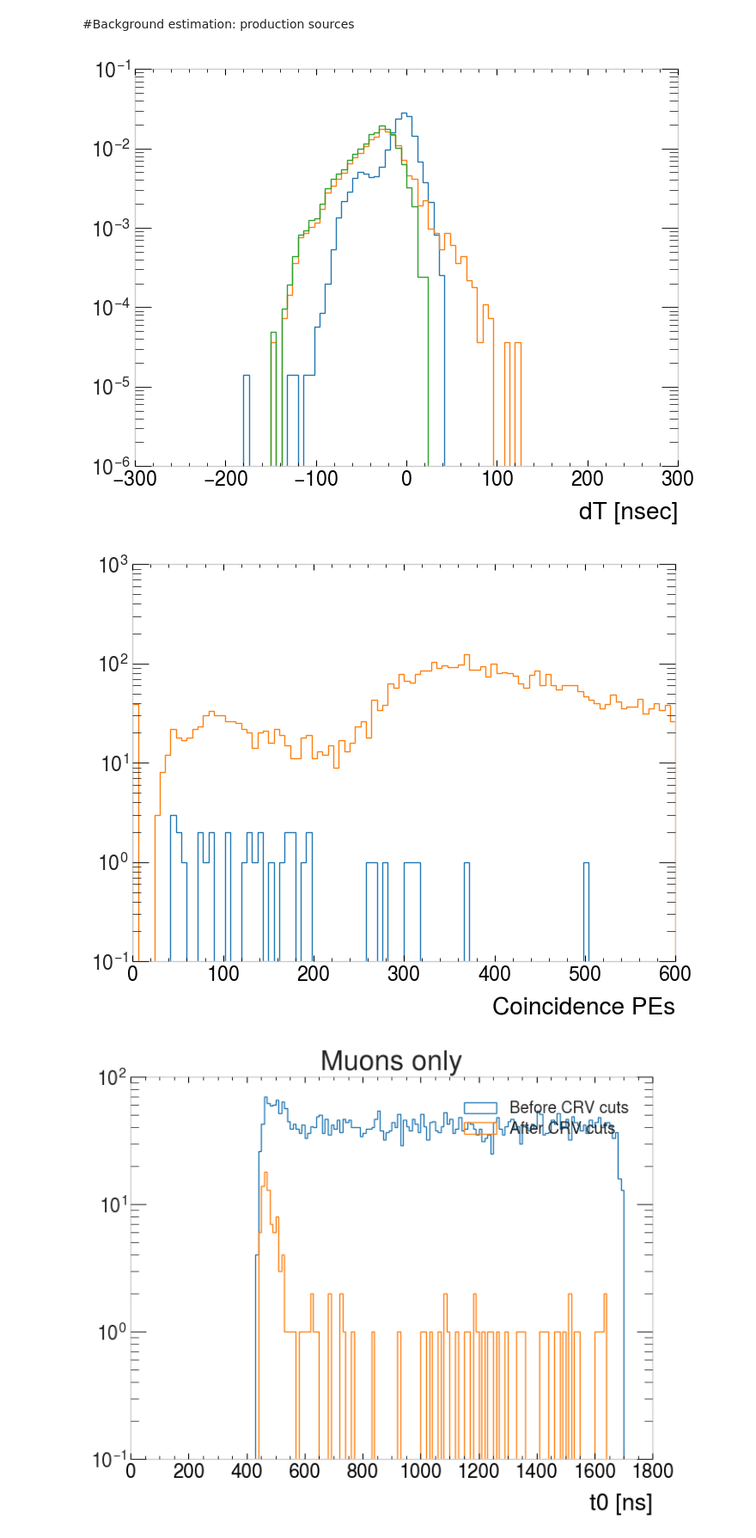
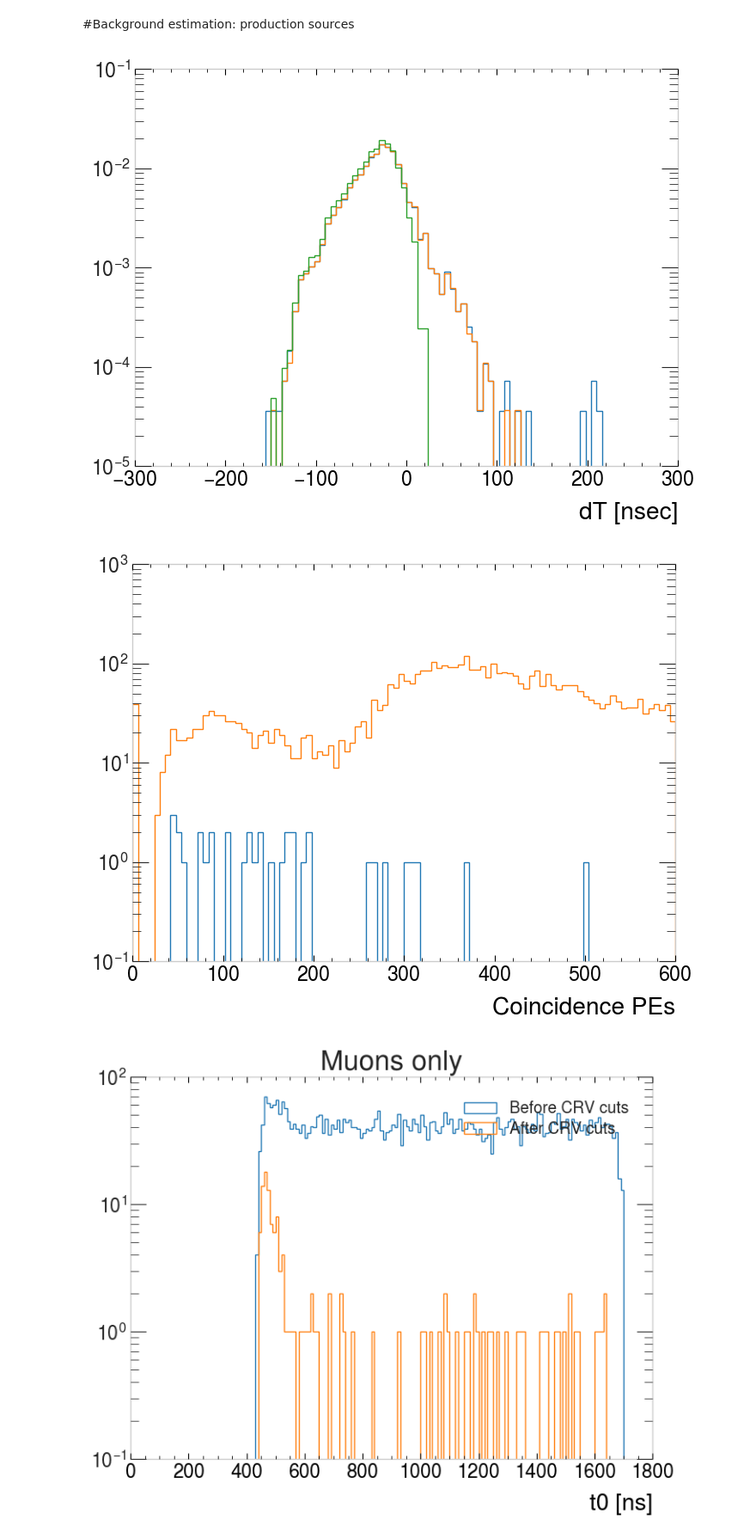
Before and after one commit to aamirkhanov/mu2e_crv, a Jupyter notebook: BackgroundEstimatorCRY5_v3.ipynb, the cells around one changed output. Shown: that part at 86% size. Drawn from its saved outputs; the diff is of its cells as text; code cells hidden in the pictures.

```diff
--- a/BackgroundEstimatorCRY5_v3.ipynb
+++ b/BackgroundEstimatorCRY5_v3.ipynb
@@ -33,7 +33,8 @@ import numpy as np
 
 h5fileCRY4='drive/MyDrive/root_files_cry5/cry4df.h5'
 #h5fileCRY5='drive/MyDrive/root_files_cry5/cry5df.h5'
-h5fileCRY5='drive/MyDrive/root_files_cry5/trk.mu2e.CosmicCRYOnSpillSignal.MDC2020r_perfect_v1_0.h5'
+#h5fileCRY5='drive/MyDrive/root_files_cry5/trk.mu2e.CosmicCRYOnSpillSignal.MDC2020r_perfect_v1_0.h5'
+h5fileCRY5='drive/MyDrive/root_files_cry5/trk.mu2e.CosmicCRYhiSigFiltMix2BBSignal.MDC2020s_perfect_v1_0.h5'
 
 # This allows you to run on Colaboratory and load files from your Google Drive
 try:
@@ -126,7 +127,7 @@ cuts = [
 cut_lbox = " & ".join(cuts)
 
 cut_t0='(de_t0 > 650) & (de_t0 < 1700)'
-crv_time = "( crvinfo_dT < %d | crvinfo_dT > %d)" % (TMIN, TMAX)
+crv_time = "( debestcrv_dT < %d | debestcrv_dT > %d)" % (TMIN, TMAX)
 #Combime cuts
 cut_nomom  = cut_tbox +" & "+cut_pid_trkqual_ue
 cut_extmom = cut_tbox +" & "+cut_pid_trkqual_ue+" & "+cut_extmom
@@ -137,7 +138,8 @@ cut_current = cut_extmom+" & "+crv_time
 # %% [markdown]
 #Load dataframe
 # %%
-dfCRY4 = pd.read_hdf(h5fileCRY4, mode='r').query('lyield==%i & is_triggered' % 17000)
+#dfCRY4 = pd.read_hdf(h5fileCRY4, mode='r').query('lyield==%i & is_triggered' % 17000)
 dfCRY5 = pd.read_hdf(h5fileCRY5, mode='r', key='CRY5mixed').query('lyield==%i' % 17000)
-dfCRY4.columns = dfCRY4.columns.str.replace('__', '_')
+#dfCRY4.columns = dfCRY4.columns.str.replace('__', '_')
+dfCRY4 = dfCRY5
 # %%
@@ -243,24 +261,25 @@ def plot_background(cut_query, title, altitude_scale, log_scale=True, make_plot=
     plt.yscale('log')
   return (bg_ave, pe_ave, bg_err)
 # %%
-#plt.hist(df.query(cut_current+"&"+cut_t0)['crvinfo_dT'], range=(-300, 300), bins=100, histtype='step');
-#plt.hist(df.query(cut_extmom)['crvinfo_dT'], range=(-300, 300), bins=100, histtype='step');
-plt.hist(dfCRY4.query(cut_nomom+'&'+cut_t0+'& is_high==1')['crvinfo_dT'], range=(-300, 300), bins=100, histtype='step', density=True);
-plt.hist(df.query(cut_nomom+'&'+cut_t0+'& demc_gen == 38 & crvsummarymc_z>-9999'+'& is_high==1')['crvinfo_dT'], range=(-300, 300), bins=100, histtype='step', density=True);
-plt.hist(df.query(cut_nomom+'&'+cut_t0+'& demc_gen == 38 & abs(demcpri_pdg)==13 & abs(crvinfomc_pdgId)==13 & is_high==1 & de_status==1')['crvinfo_dT'], range=(-300, 300), bins=100, histtype='step', density=True);
+#plt.hist(df.query(cut_current+"&"+cut_t0)['debestcrv_dT'], range=(-300, 300), bins=100, histtype='step');
+#plt.hist(df.query(cut_extmom)['debestcrv_dT'], range=(-300, 300), bins=100, histtype='step');
+plt.hist(dfCRY4.query(cut_nomom+'&'+cut_t0+'& is_high==1')['debestcrv_dT'], range=(-300, 300), bins=100, histtype='step', density=True);
+plt.hist(df.query(cut_nomom+'&'+cut_t0+'& demc_gen == 38 & crvsummarymc_z>-9999'+'& is_high==1')['debestcrv_dT'], range=(-300, 300), bins=100, histtype='step', density=True);
+
+plt.hist(df.query(cut_nomom+'&'+cut_t0+'& demc_gen == 38 & abs(demcpri_pdg)==13 & abs(debestcrvmc_pdgId)==13 & is_high==1 & de_status==1')['debestcrv_dT'], range=(-300, 300), bins=100, histtype='step', density=True);
 
 
-#plt.hist(dfCRY4.query(cut_extmom)['crvinfo_dT'], range=(-300, 300), bins=100, histtype='step');
+#plt.hist(dfCRY4.query(cut_extmom)['debestcrv_dT'], range=(-300, 300), bins=100, histtype='step');
 plt.yscale('log')
 plt.xlabel('dT [nsec]')
 
 plt.figure()
-plt.hist(df.query(cut_current+"&"+cut_t0)['crvinfo_PEs'], range=(0, 600), bins=100, histtype='step');
-plt.hist(df.query(cut_extmom)['crvinfo_PEs'], range=(0, 600), bins=100, histtype='step');
+plt.hist(df.query(cut_current+"&"+cut_t0)['debestcrv_PEs'], range=(0, 600), bins=100, histtype='step');
+plt.hist(df.query(cut_extmom)['debestcrv_PEs'], range=(0, 600), bins=100, histtype='step');
 plt.xlabel('Coincidence PEs')
 plt.yscale('log')
 # %% [output]
-[figure, old version]
+[figure, new version]
 [figure]
 # %%
 plt.hist(df.query(cut_extmom+" & abs(demcpri_pdg) == 13")['de_t0'], bins=170, range=(0, 1700), histtype='step', label='Before CRV cuts');
```
Also changed, not shown: parts of 18 cells of this notebook.
